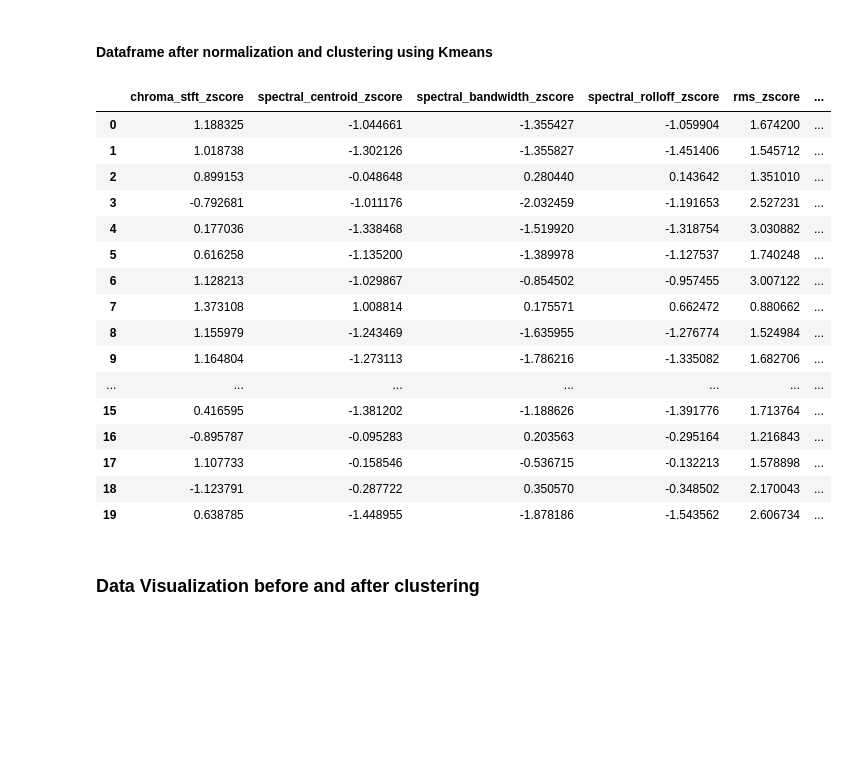
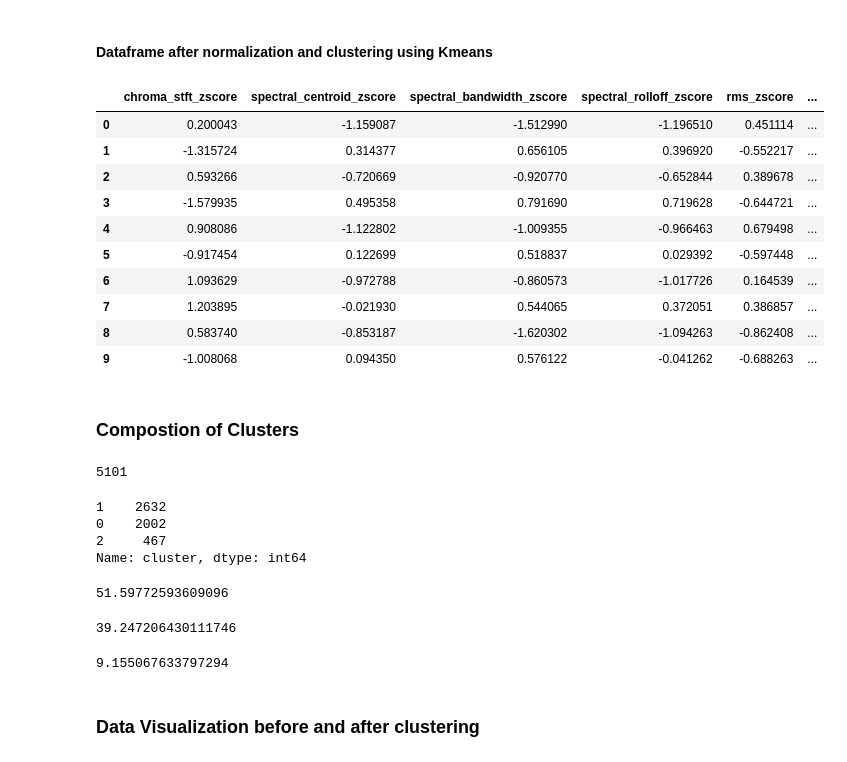
Before and after one commit to N1chelle/Anomaly-Detection-Clustering, a Jupyter notebook: Clustering audio files.ipynb, the cells around one changed output. Drawn from its saved outputs; the diff is of its cells as text; code cells hidden in the pictures; blank space fills up the shorter version.

```diff
--- a/Clustering audio files.ipynb
+++ b/Clustering audio files.ipynb
@@ -3,7 +3,7 @@
 # %%
 import pandas as pd
 # %%
-df = pd.read_csv(".\\all_data.csv")
+df = pd.read_csv(".\\norm_ab_all.csv")
 # %%
 df.head()
 # %% [output]
@@ -16,7 +16,7 @@ df.head()
 # %% [markdown]
 ### Creating a new dataframe without the column 'class'
 # %%
-df2 = df.iloc[: , :-1]
+df2 = df.iloc[: , :-2]
 # %%
 df2.head()
 # %% [output]
@@ -94,25 +88,47 @@ df.head(20)
 # %% [markdown]
 #### Dataframe after normalization and clustering using Kmeans
 # %%
-audio_metrics_normalized.head(20)
+audio_metrics_normalized.head(10)
 # %% [output]
 |  | chroma_stft_zscore | spectral_centroid_zscore | spectral_bandwidth_zscore | spectral_rolloff_zscore | rms_zscore | ... |
-| 0 | 1.188325 | -1.044661 | -1.355427 | -1.059904 | 1.674200 | ... |
-| 1 | 1.018738 | -1.302126 | -1.355827 | -1.451406 | 1.545712 | ... |
-| 2 | 0.899153 | -0.048648 | 0.280440 | 0.143642 | 1.351010 | ... |
-| 3 | -0.792681 | -1.011176 | -2.032459 | -1.191653 | 2.527231 | ... |
-| 4 | 0.177036 | -1.338468 | -1.519920 | -1.318754 | 3.030882 | ... |
-| 5 | 0.616258 | -1.135200 | -1.389978 | -1.127537 | 1.740248 | ... |
-| 6 | 1.128213 | -1.029867 | -0.854502 | -0.957455 | 3.007122 | ... |
-| 7 | 1.373108 | 1.008814 | 0.175571 | 0.662472 | 0.880662 | ... |
-| 8 | 1.155979 | -1.243469 | -1.635955 | -1.276774 | 1.524984 | ... |
-| 9 | 1.164804 | -1.273113 | -1.786216 | -1.335082 | 1.682706 | ... |
-| ... | ... | ... | ... | ... | ... | ... |
-| 15 | 0.416595 | -1.381202 | -1.188626 | -1.391776 | 1.713764 | ... |
-| 16 | -0.895787 | -0.095283 | 0.203563 | -0.295164 | 1.216843 | ... |
-| 17 | 1.107733 | -0.158546 | -0.536715 | -0.132213 | 1.578898 | ... |
-| 18 | -1.123791 | -0.287722 | 0.350570 | -0.348502 | 2.170043 | ... |
-| 19 | 0.638785 | -1.448955 | -1.878186 | -1.543562 | 2.606734 | ... |
+| 0 | 0.200043 | -1.159087 | -1.512990 | -1.196510 | 0.451114 | ... |
+| 1 | -1.315724 | 0.314377 | 0.656105 | 0.396920 | -0.552217 | ... |
+| 2 | 0.593266 | -0.720669 | -0.920770 | -0.652844 | 0.389678 | ... |
+| 3 | -1.579935 | 0.495358 | 0.791690 | 0.719628 | -0.644721 | ... |
+| 4 | 0.908086 | -1.122802 | -1.009355 | -0.966463 | 0.679498 | ... |
+| 5 | -0.917454 | 0.122699 | 0.518837 | 0.029392 | -0.597448 | ... |
+| 6 | 1.093629 | -0.972788 | -0.860573 | -1.017726 | 0.164539 | ... |
+| 7 | 1.203895 | -0.021930 | 0.544065 | 0.372051 | 0.386857 | ... |
+| 8 | 0.583740 | -0.853187 | -1.620302 | -1.094263 | -0.862408 | ... |
+| 9 | -1.008068 | 0.094350 | 0.576122 | -0.041262 | -0.688263 | ... |
+# %% [markdown]
+### Compostion of Clusters
+# %%
+audio_metrics_normalized.cluster.count()
+# %% [output]
+5101
+# %%
+audio_metrics_normalized.cluster.value_counts()
+# %% [output]
+1    2632
+0    2002
+2     467
+Name: cluster, dtype: int64
+# %%
+Percentage_cluster1 = 2632*100 / 5101
+print(Percentage_cluster1)
+# %% [output]
+51.59772593609096
+# %%
+Percentage_cluster2 = 2002*100 / 5101
+print(Percentage_cluster2)
+# %% [output]
+39.247206430111746
+# %%
+Percentage_cluster3 = 467*100 / 5101
+print(Percentage_cluster3)
+# %% [output]
+9.155067633797294
 # %% [markdown]
 ### Data Visualization before and after clustering
 # %%
```
Also changed, not shown: parts of 13 cells of this notebook.
